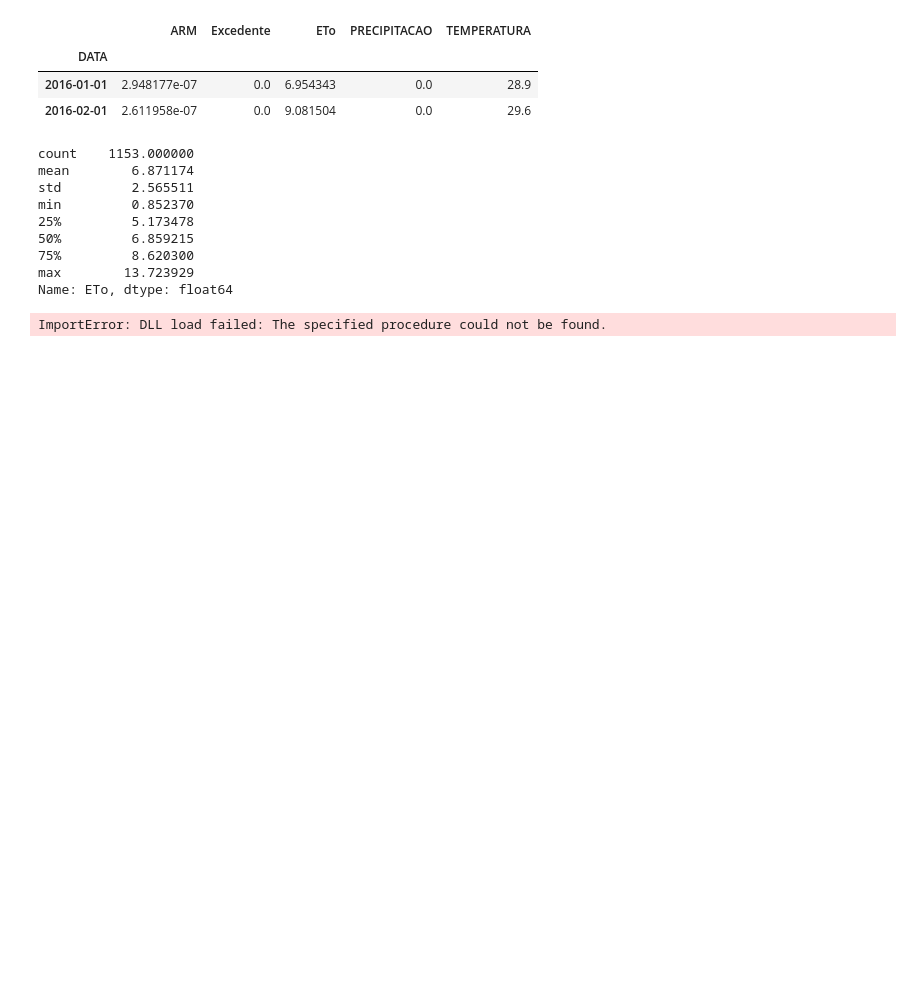
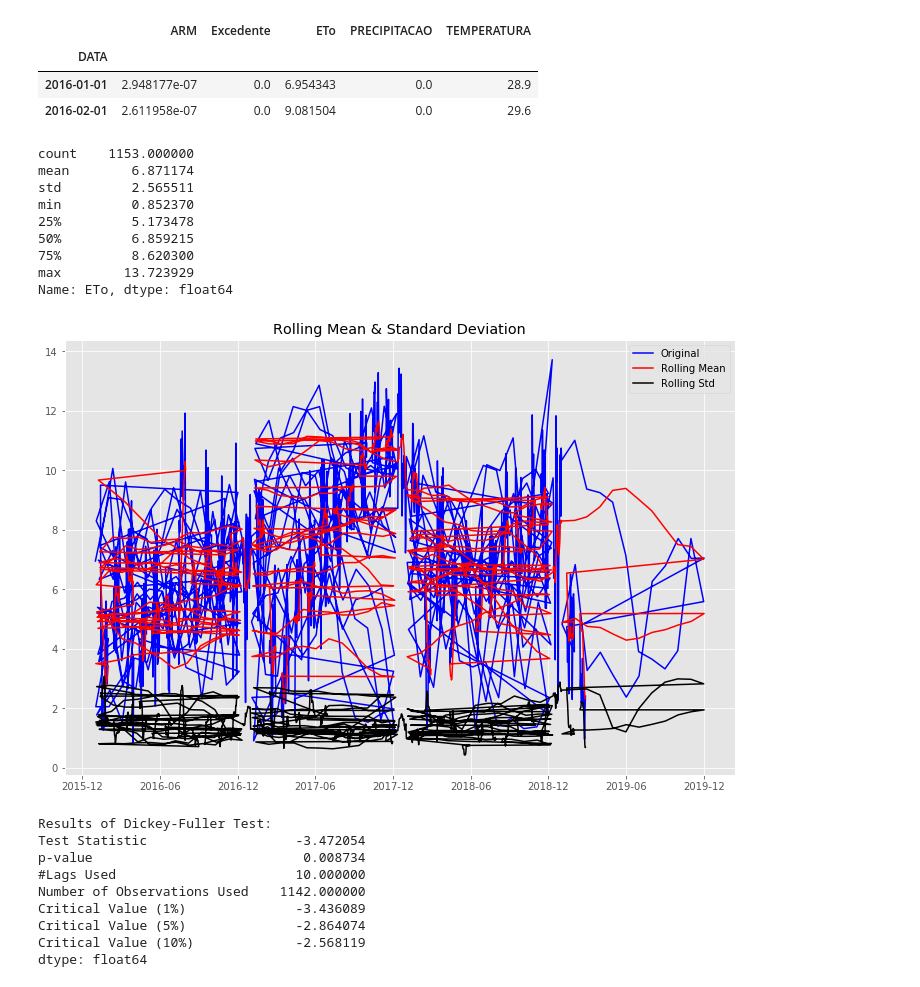
Before and after one commit to dieinisonbraga/ProjectET0-v2, a Jupyter notebook: Data Cleaning2.ipynb, the cells around one changed output. Drawn from its saved outputs; the diff is of its cells as text; code cells hidden in the pictures; blank space fills up the shorter version.

Commit message:
Dickey fuller test

```diff
--- a/Data Cleaning2.ipynb
+++ b/Data Cleaning2.ipynb
@@ -4,10 +4,17 @@
 # %% [markdown]
 Libs required
 # %%
+%matplotlib inline
+
 import numpy as np
 import pandas as pd
 import warnings
 
+import matplotlib.pyplot as plt
+
+plt.style.use("ggplot")
+plt.rcParams['figure.figsize'] = 12, 8
+
 warnings.filterwarnings('ignore')
 # %%
 exp = pd.read_excel('./dataset/original_dataset.xls', index_col=0, parse_dates=['DATA'])
@@ -33,11 +42,9 @@ Name: ETo, dtype: float64
 # %%
-from statsmodels.tsa.stattools import adfuller
-
 def test_stationarity(timeseries):
 
     #Determing rolling statistics
-    rolmean = pd.rolling_mean(timeseries, window=12)
-    rolstd = pd.rolling_std(timeseries, window=12)
+    rolmean = timeseries.rolling(12).mean()
+    rolstd = timeseries.rolling(12).std()
 
     #Plot rolling statistics:
     orig = plt.plot(timeseries, color='blue',label='Original')
@@ -54,5 +61,16 @@ def test_stationarity(timeseries):
     for key,value in dftest[4].items():
         dfoutput['Critical Value (%s)'%key] = value
     print (dfoutput)
-# %% [output]
-ImportError: DLL load failed: The specified procedure could not be found.
+# %%
+test_stationarity(exp["ETo"])
+# %% [output]
+[figure, added]
+Results of Dickey-Fuller Test:
+Test Statistic                   -3.472054
+p-value                           0.008734
+#Lags Used                       10.000000
+Number of Observations Used    1142.000000
+Critical Value (1%)              -3.436089
+Critical Value (5%)              -2.864074
+Critical Value (10%)             -2.568119
+dtype: float64
```
Also changed, not shown: parts of 1 cell of this notebook.
